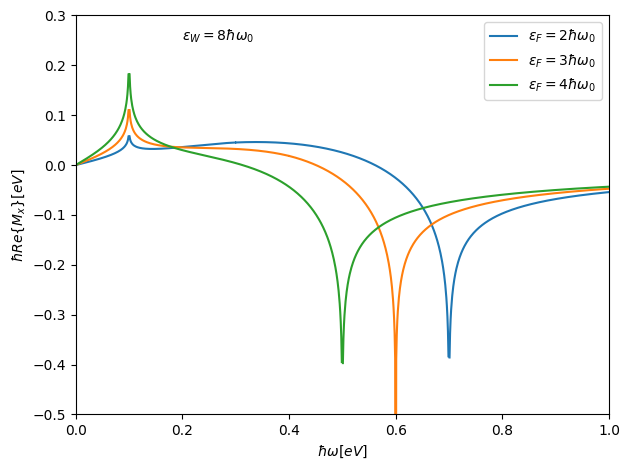
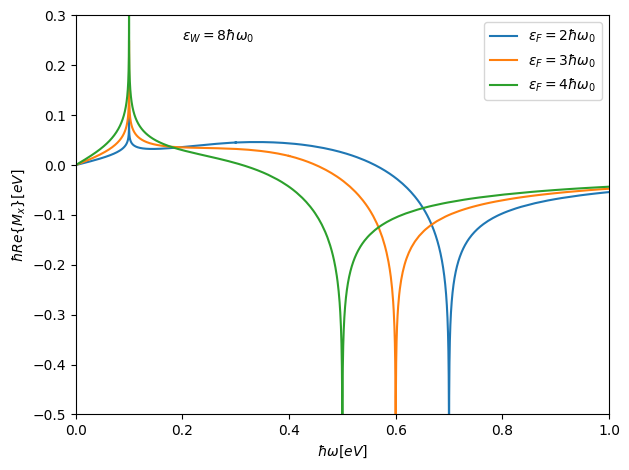
The change to this notebook cell's code, shown as a diff; its figure went from the first image to the second:
--- before
+++ after
@@ -9,2 +9,3 @@
 ax.legend(loc="best")
 fig.tight_layout()
+fig.savefig("real_ew.png", dpi=1200)

Commit: finishing touches for conf